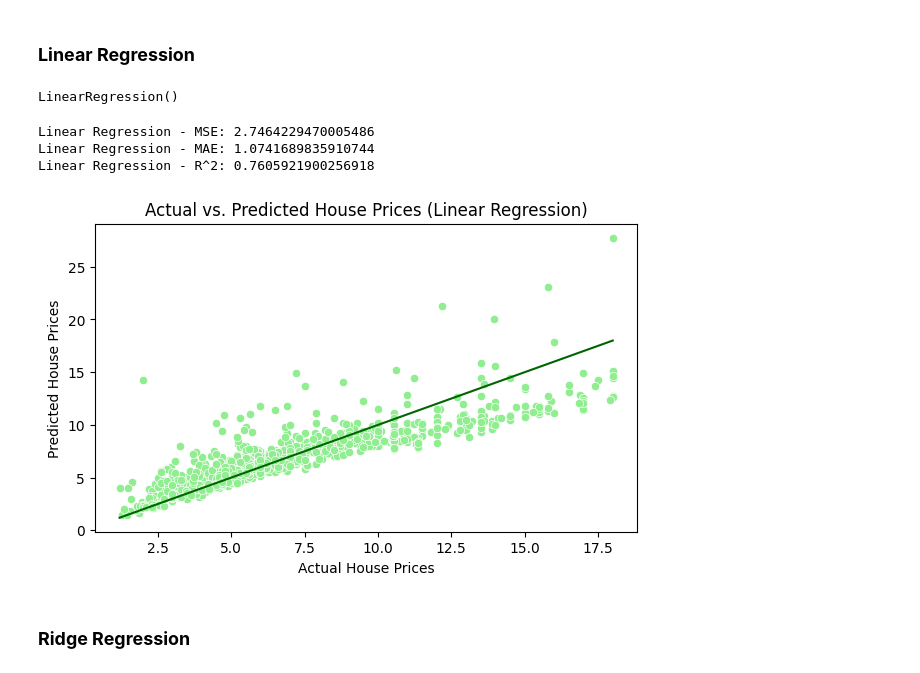
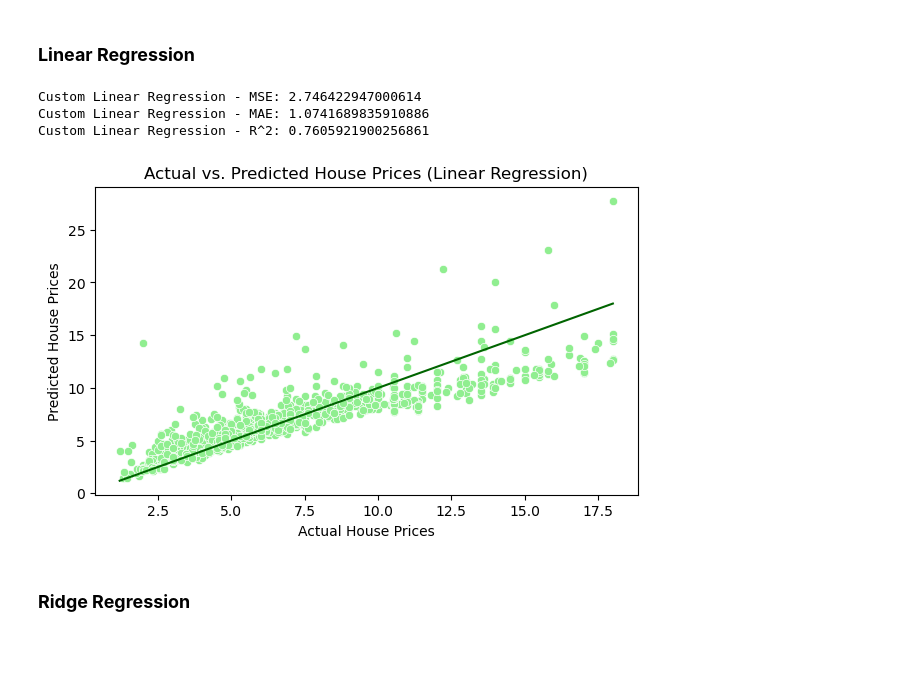
Before and after one commit to vtphatt2/House-Price-Prediction, a Jupyter notebook: Regression/regression_models.ipynb, the cells around one changed output. Drawn from its saved outputs; the diff is of its cells as text; code cells hidden in the pictures; blank space fills up the shorter version.

Commit message:
Regression/regression_models.ipynb - Implement Linear Regression model

```diff
--- a/Regression/regression_models.ipynb
+++ b/Regression/regression_models.ipynb
@@ -44,36 +44,57 @@ X_scaled = scaler.fit_transform(X)
 X_train, X_test, y_train, y_test = train_test_split(X, y, test_size = 0.2, random_state = 42)
 # %% [markdown]
 ### **Linear Regression**
+# %%
+# Định nghĩa lớp LinearRegressionCustom
+
+class LinearRegressionCustom:
+    # Khởi tạo lớp với tham số fit_intercept (mặc định là True)
+    def __init__(self, fit_intercept=True):
+        self.fit_intercept = fit_intercept
+
+    # Hàm fit để huấn luyện mô hình
+    def fit(self, X, y):
+        # Nếu fit_intercept là True, thêm cột 1 vào X để tính hệ số intercept
+        if self.fit_intercept:
+            X = np.c_[np.ones(X.shape[0]), X]
+        # Tính toán hệ số hồi quy bằng công thức hồi quy tuyến tính
+        self.coef_ = np.linalg.inv(X.T @ X) @ X.T @ y
+
+    # Hàm predict để dự đoán giá trị
+    def predict(self, X):
+        # Nếu fit_intercept là True, thêm cột 1 vào X để tính hệ số intercept
+        if self.fit_intercept:
+            X = np.c_[np.ones(X.shape[0]), X]
+        # Tính toán giá trị dự đoán
+        return X @ self.coef_
 # %%
-linear = LinearRegression(fit_intercept = True)
-linear.fit(X_train, y_train)
+linear_custom = LinearRegressionCustom(fit_intercept = True)
+linear_custom.fit(X_train, y_train)
-# %% [output]
-LinearRegression()
 # %%
-y_test_pred = linear.predict(X_test)
+y_test_pred_custom = linear_custom.predict(X_test)
 # %%
-print("Linear Regression - MSE:", mean_squared_error(y_test, y_test_pred))
-print("Linear Regression - MAE:", mean_absolute_error(y_test, y_test_pred))
-print("Linear Regression - R^2:", r2_score(y_test, y_test_pred))
+print("Custom Linear Regression - MSE:", mean_squared_error(y_test, y_test_pred_custom))
+print("Custom Linear Regression - MAE:", mean_absolute_error(y_test, y_test_pred_custom))
+print("Custom Linear Regression - R^2:", r2_score(y_test, y_test_pred_custom))
 # %% [output]
-Linear Regression - MSE: 2.7464229470005486
-Linear Regression - MAE: 1.0741689835910744
-Linear Regression - R^2: 0.7605921900256918
+Custom Linear Regression - MSE: 2.746422947000614
+Custom Linear Regression - MAE: 1.0741689835910886
+Custom Linear Regression - R^2: 0.7605921900256861
 # %%
 # Create a scatter plot
 plt.figure(figsize = (7, 4))
-sns.scatterplot(x = y_test, y = y_test_pred, color='lightgreen',)
+sns.scatterplot(x = y_test, y = y_test_pred_custom, color = 'lightgreen')
 
 # Plot a line for perfect predictions
 plt.plot([y_test.min(), y_test.max()], [y_test.min(), y_test.max()], color = 'darkgreen', linestyle = '-')
 
 plt.title('Actual vs. Predicted House Prices (Linear Regression)')
 plt.xlabel('Actual House Prices')
 plt.ylabel('Predicted House Prices')
 plt.grid(False)
 plt.show()
 # %% [output]
-[figure, old version]
+[figure, new version]
 # %% [markdown]
 ### **Ridge Regression**
 # %%
```
Also changed, not shown: parts of 7 cells of this notebook.
